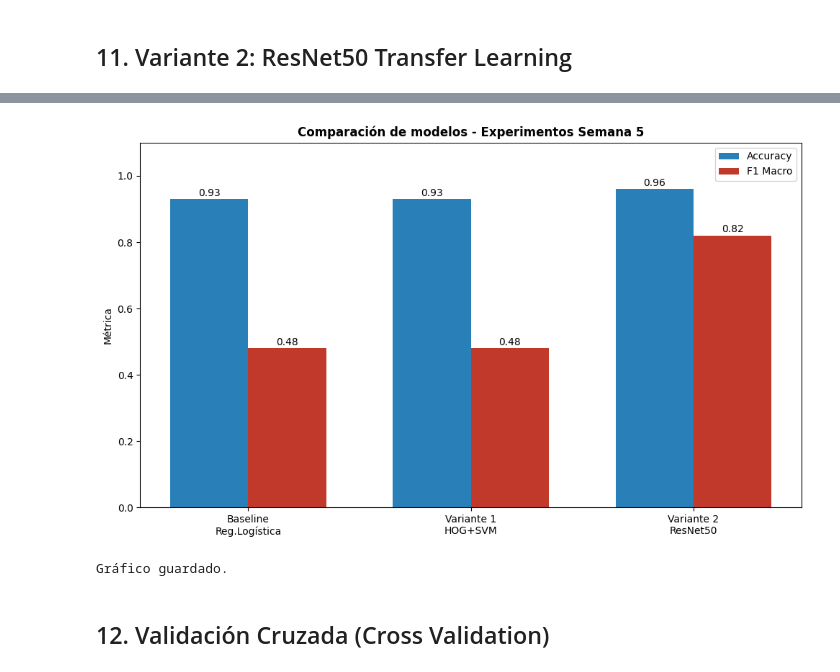
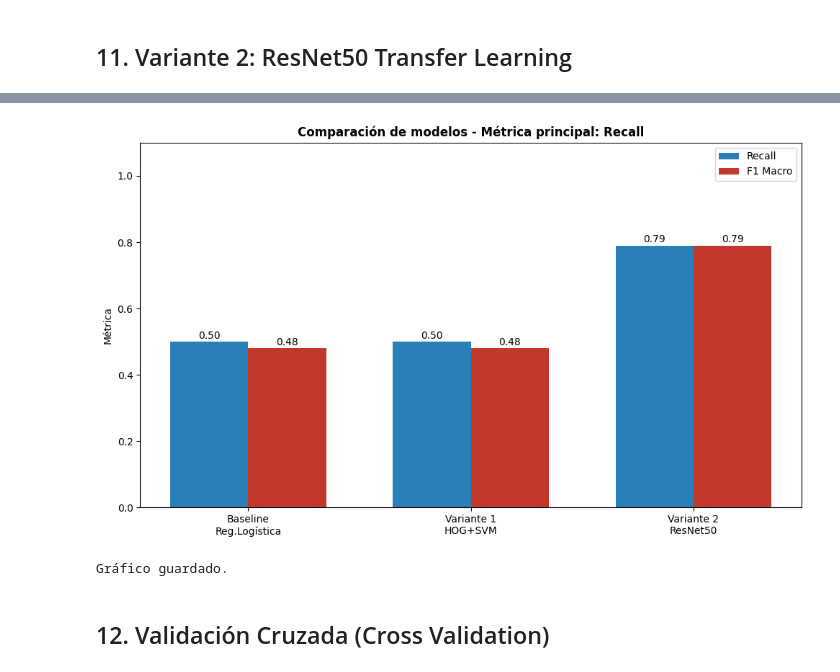
Before and after one commit to ggvvzza/mosca-blanca-olivar-CNN, a Jupyter notebook: cuadernos/EDA_basico.ipynb, the cells around one changed output, grey strips where cells are left out. Cells and saved outputs as stored; diff of their text form; code cells hidden in the pictures.

Commit message:
Actualizar dataset 550 imagenes y metrica Recall

```diff
--- a/cuadernos/EDA_basico.ipynb
+++ b/cuadernos/EDA_basico.ipynb
@@ -467,38 +473,38 @@ weighted avg       0.89      0.89      0.89        61
 # %%
 import matplotlib.pyplot as plt
 import numpy as np
 
 modelos = ['Baseline\nReg.Logística', 'Variante 1\nHOG+SVM', 'Variante 2\nResNet50']
-accuracy = [0.93, 0.93, 0.96]
-f1_macro = [0.48, 0.48, 0.82]
+recall = [0.50, 0.50, 0.79]
+f1_macro = [0.48, 0.48, 0.79]
 
 x = np.arange(len(modelos))
 width = 0.35
 
 fig, ax = plt.subplots(figsize=(10, 6))
-bars1 = ax.bar(x - width/2, accuracy, width, label='Accuracy', color='#2980b9')
+bars1 = ax.bar(x - width/2, recall, width, label='Recall', color='#2980b9')
 bars2 = ax.bar(x + width/2, f1_macro, width, label='F1 Macro', color='#c0392b')
 
-ax.set_title('Comparación de modelos - Experimentos Semana 5', fontweight='bold')
+ax.set_title('Comparación de modelos - Métrica principal: Recall', fontweight='bold')
 ax.set_ylabel('Métrica')
 ax.set_xticks(x)
 ax.set_xticklabels(modelos)
 ax.legend()
 ax.set_ylim(0, 1.1)
 
 for bar in bars1:
     ax.text(bar.get_x() + bar.get_width()/2., bar.get_height() + 0.01,
             f'{bar.get_height():.2f}', ha='center', fontsize=10)
 for bar in bars2:
     ax.text(bar.get_x() + bar.get_width()/2., bar.get_height() + 0.01,
             f'{bar.get_height():.2f}', ha='center', fontsize=10)
 
 plt.tight_layout()
 plt.savefig('comparacion_modelos.png', dpi=150, bbox_inches='tight')
 plt.show()
 print('Gráfico guardado.')
 # %% [output]
-[figure, old version]
+[figure, new version]
 Gráfico guardado.
 # %% [markdown]
 ## 12. Validación Cruzada (Cross Validation)
```
Also changed, not shown: parts of 13 cells of this notebook.
